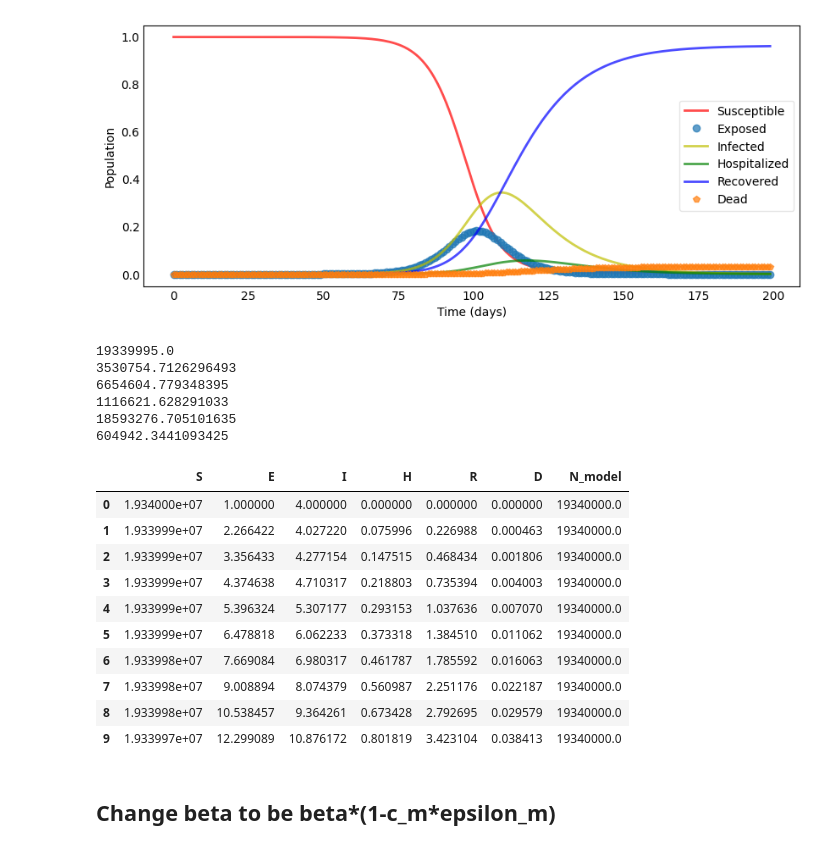
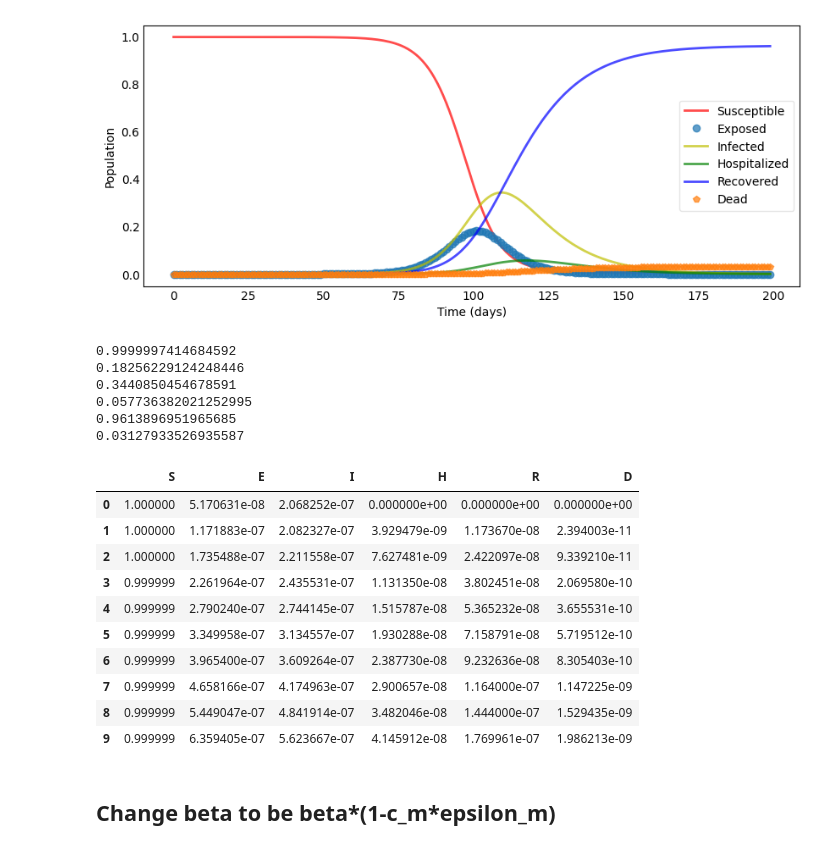
Before and after one commit to ml4ai/funman, a Jupyter notebook: notebooks/SEIRHD-sim.ipynb, the cells around one changed output. Drawn from its saved outputs; the diff is of its cells as text; code cells hidden in the pictures.

```diff
--- a/notebooks/SEIRHD-sim.ipynb
+++ b/notebooks/SEIRHD-sim.ipynb
@@ -84,37 +84,37 @@ plotSEIHRD(tvect, S/N, E/N, I/N, H/N, R/N, D/N) ## fractions of population
 # %% [output]
 [figure]
 # %%
-print(max(S))
-print(max(E))
-print(max(I))
-print(max(H))
-print(max(R))
-print(max(D))
+print(max(S)/N)
+print(max(E)/N)
+print(max(I)/N)
+print(max(H)/N)
+print(max(R)/N)
+print(max(D)/N)
 # %% [output]
-19339995.0
-3530754.7126296493
-6654604.779348395
-1116621.628291033
-18593276.705101635
-604942.3441093425
+0.9999997414684592
+0.18256229124248446
+0.3440850454678591
+0.057736382021252995
+0.9613896951965685
+0.03127933526935587
 # %%
 pd.set_option('display.max_columns', None)
 pd.set_option('display.max_rows', None)
 
-df = pd.DataFrame(list(zip(S, E, I, H, R, D, N_model)), columns =['S', 'E', 'I', 'H', 'R', 'D', 'N_model'])
+df = pd.DataFrame(list(zip(S/N, E/N, I/N, H/N, R/N, D/N)), columns =['S', 'E', 'I', 'H', 'R', 'D'])
 df.head(10)
 # %% [output]
-|  | S | E | I | H | R | D | N_model |
-| 0 | 1.934000e+07 | 1.000000 | 4.000000 | 0.000000 | 0.000000 | 0.000000 | 19340000.0 |
-| 1 | 1.933999e+07 | 2.266422 | 4.027220 | 0.075996 | 0.226988 | 0.000463 | 19340000.0 |
-| 2 | 1.933999e+07 | 3.356433 | 4.277154 | 0.147515 | 0.468434 | 0.001806 | 19340000.0 |
-| 3 | 1.933999e+07 | 4.374638 | 4.710317 | 0.218803 | 0.735394 | 0.004003 | 19340000.0 |
-| 4 | 1.933999e+07 | 5.396324 | 5.307177 | 0.293153 | 1.037636 | 0.007070 | 19340000.0 |
-| 5 | 1.933999e+07 | 6.478818 | 6.062233 | 0.373318 | 1.384510 | 0.011062 | 19340000.0 |
-| 6 | 1.933998e+07 | 7.669084 | 6.980317 | 0.461787 | 1.785592 | 0.016063 | 19340000.0 |
-| 7 | 1.933998e+07 | 9.008894 | 8.074379 | 0.560987 | 2.251176 | 0.022187 | 19340000.0 |
-| 8 | 1.933998e+07 | 10.538457 | 9.364261 | 0.673428 | 2.792695 | 0.029579 | 19340000.0 |
-| 9 | 1.933997e+07 | 12.299089 | 10.876172 | 0.801819 | 3.423104 | 0.038413 | 19340000.0 |
+|  | S | E | I | H | R | D |
+| 0 | 1.000000 | 5.170631e-08 | 2.068252e-07 | 0.000000e+00 | 0.000000e+00 | 0.000000e+00 |
+| 1 | 1.000000 | 1.171883e-07 | 2.082327e-07 | 3.929479e-09 | 1.173670e-08 | 2.394003e-11 |
+| 2 | 1.000000 | 1.735488e-07 | 2.211558e-07 | 7.627481e-09 | 2.422097e-08 | 9.339210e-11 |
+| 3 | 0.999999 | 2.261964e-07 | 2.435531e-07 | 1.131350e-08 | 3.802451e-08 | 2.069580e-10 |
+| 4 | 0.999999 | 2.790240e-07 | 2.744145e-07 | 1.515787e-08 | 5.365232e-08 | 3.655531e-10 |
+| 5 | 0.999999 | 3.349958e-07 | 3.134557e-07 | 1.930288e-08 | 7.158791e-08 | 5.719512e-10 |
+| 6 | 0.999999 | 3.965400e-07 | 3.609264e-07 | 2.387730e-08 | 9.232636e-08 | 8.305403e-10 |
+| 7 | 0.999999 | 4.658166e-07 | 4.174963e-07 | 2.900657e-08 | 1.164000e-07 | 1.147225e-09 |
+| 8 | 0.999999 | 5.449047e-07 | 4.841914e-07 | 3.482046e-08 | 1.444000e-07 | 1.529435e-09 |
+| 9 | 0.999999 | 6.359405e-07 | 5.623667e-07 | 4.145912e-08 | 1.769961e-07 | 1.986213e-09 |
 # %% [markdown]
 ## Change beta to be beta*(1-c_m*epsilon_m)
 # %%
```
Also changed, not shown: parts of 11 cells of this notebook, 1 other file.
